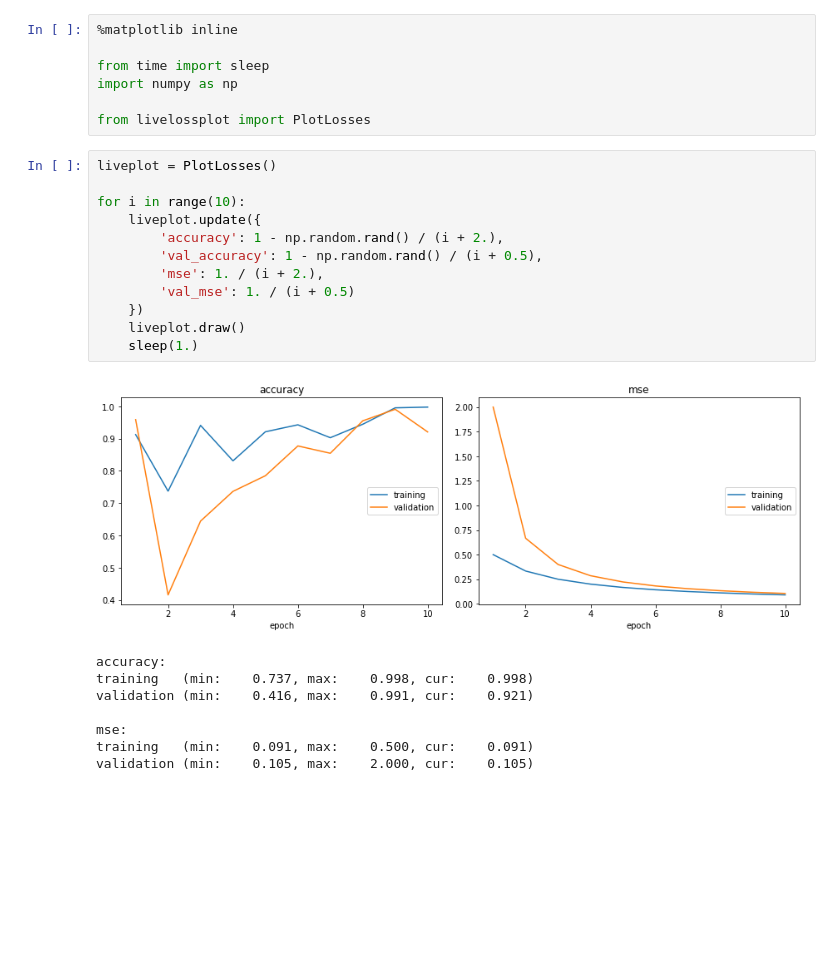
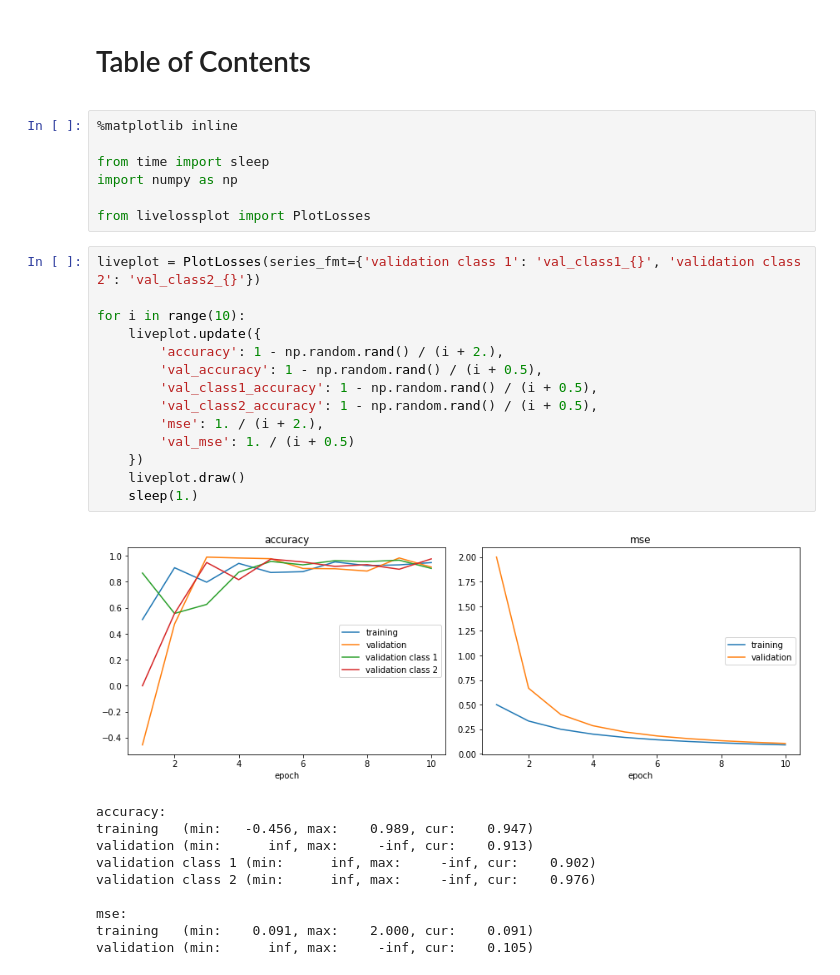
Before and after one commit to stared/livelossplot, a Jupyter notebook: examples/minimal.ipynb, the cells around one changed output. Saved outputs shown, nothing was run; the diff lists cells and outputs as text; blank space fills up the shorter version.

Commit message:
Add support for other series than just training and validation

```diff
--- a/examples/minimal.ipynb
+++ b/examples/minimal.ipynb
@@ -1,3 +1,6 @@
+# %% [markdown]
+<h1>Table of Contents<span class="tocSkip"></span></h1>
+<div class="toc"><ul class="toc-item"></ul></div>
 # %%
 %matplotlib inline
 
@@ -6,23 +9,27 @@ import numpy as np
 
 from livelossplot import PlotLosses
 # %%
-liveplot = PlotLosses()
+liveplot = PlotLosses(series_fmt={'validation class 1': 'val_class1_{}', 'validation class 2': 'val_class2_{}'})
 
 for i in range(10):
     liveplot.update({
         'accuracy': 1 - np.random.rand() / (i + 2.),
         'val_accuracy': 1 - np.random.rand() / (i + 0.5),
+        'val_class1_accuracy': 1 - np.random.rand() / (i + 0.5),
+        'val_class2_accuracy': 1 - np.random.rand() / (i + 0.5),
         'mse': 1. / (i + 2.),
         'val_mse': 1. / (i + 0.5)
     })
     liveplot.draw()
     sleep(1.)
 # %% [output]
-[figure, old version]
+[figure, new version]
 accuracy:
-training   (min:    0.737, max:    0.998, cur:    0.998)
-validation (min:    0.416, max:    0.991, cur:    0.921)
+training   (min:   -0.456, max:    0.989, cur:    0.947)
+validation (min:      inf, max:     -inf, cur:    0.913)
+validation class 1 (min:      inf, max:     -inf, cur:    0.902)
+validation class 2 (min:      inf, max:     -inf, cur:    0.976)
 
 mse:
-training   (min:    0.091, max:    0.500, cur:    0.091)
-validation (min:    0.105, max:    2.000, cur:    0.105)
+training   (min:    0.091, max:    2.000, cur:    0.091)
+validation (min:      inf, max:     -inf, cur:    0.105)
```
Also changed, not shown: 2 other files.
